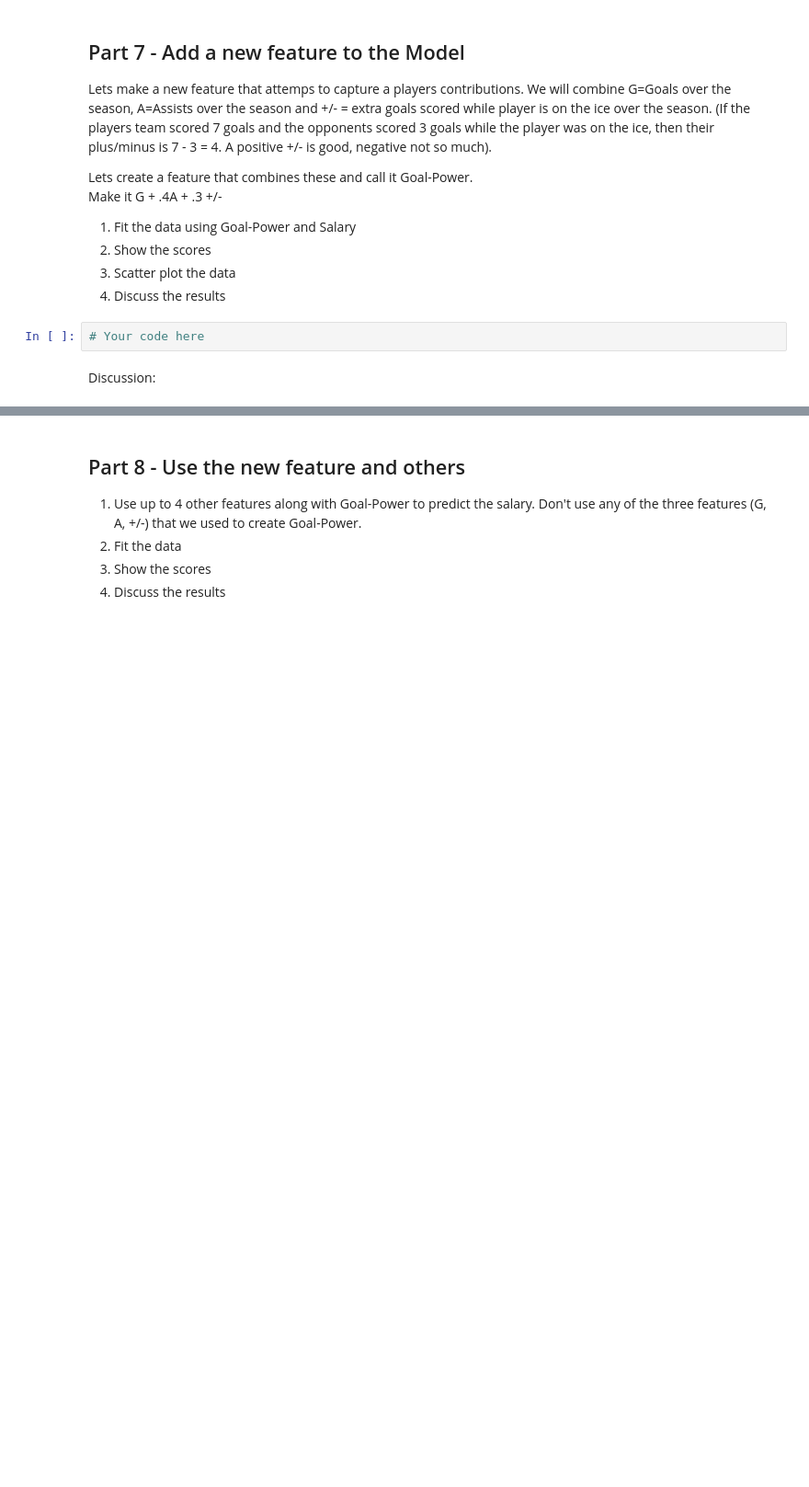
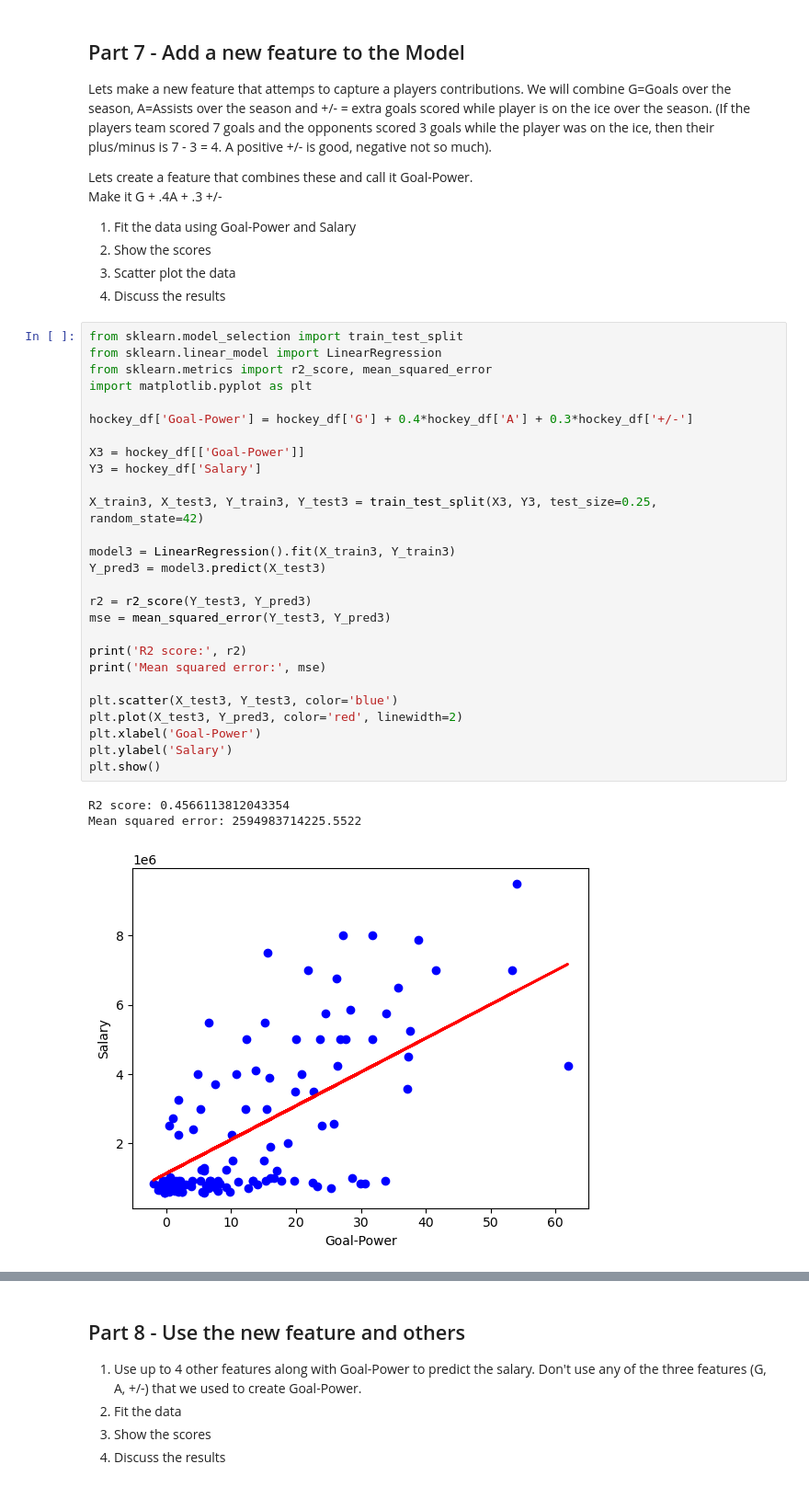
Before and after one commit to jaichandm/machine-learning-s23-prog4-jaichandm, a Jupyter notebook: Assignment4.ipynb, the cells around one changed output, grey strips where cells are left out. Shown at 92% size. Drawn from its saved outputs; the diff is of its cells as text; blank space fills up the shorter version.

```diff
--- a/Assignment4.ipynb
+++ b/Assignment4.ipynb
@@ -232,7 +232,34 @@ Make it G + .4A + .3 +/-
 1. Show the scores
 1. Scatter plot the data
 1. Discuss the results
-# %%
-# Your code here
-# %% [markdown]
-Discussion:
+# %%
+from sklearn.model_selection import train_test_split
+from sklearn.linear_model import LinearRegression
+from sklearn.metrics import r2_score, mean_squared_error
+import matplotlib.pyplot as plt
+
+hockey_df['Goal-Power'] = hockey_df['G'] + 0.4*hockey_df['A'] + 0.3*hockey_df['+/-']
+
+X3 = hockey_df[['Goal-Power']]
+Y3 = hockey_df['Salary']
+
+X_train3, X_test3, Y_train3, Y_test3 = train_test_split(X3, Y3, test_size=0.25, random_state=42)
+
+model3 = LinearRegression().fit(X_train3, Y_train3)
+Y_pred3 = model3.predict(X_test3)
+
+r2 = r2_score(Y_test3, Y_pred3)
+mse = mean_squared_error(Y_test3, Y_pred3)
+
+print('R2 score:', r2)
+print('Mean squared error:', mse)
+
+plt.scatter(X_test3, Y_test3, color='blue')
+plt.plot(X_test3, Y_pred3, color='red', linewidth=2)
+plt.xlabel('Goal-Power')
+plt.ylabel('Salary')
+plt.show()
+# %% [output]
+R2 score: 0.4566113812043354
+Mean squared error: 2594983714225.5522
+[figure, added]
```
Also changed, not shown: parts of 9 cells of this notebook.
